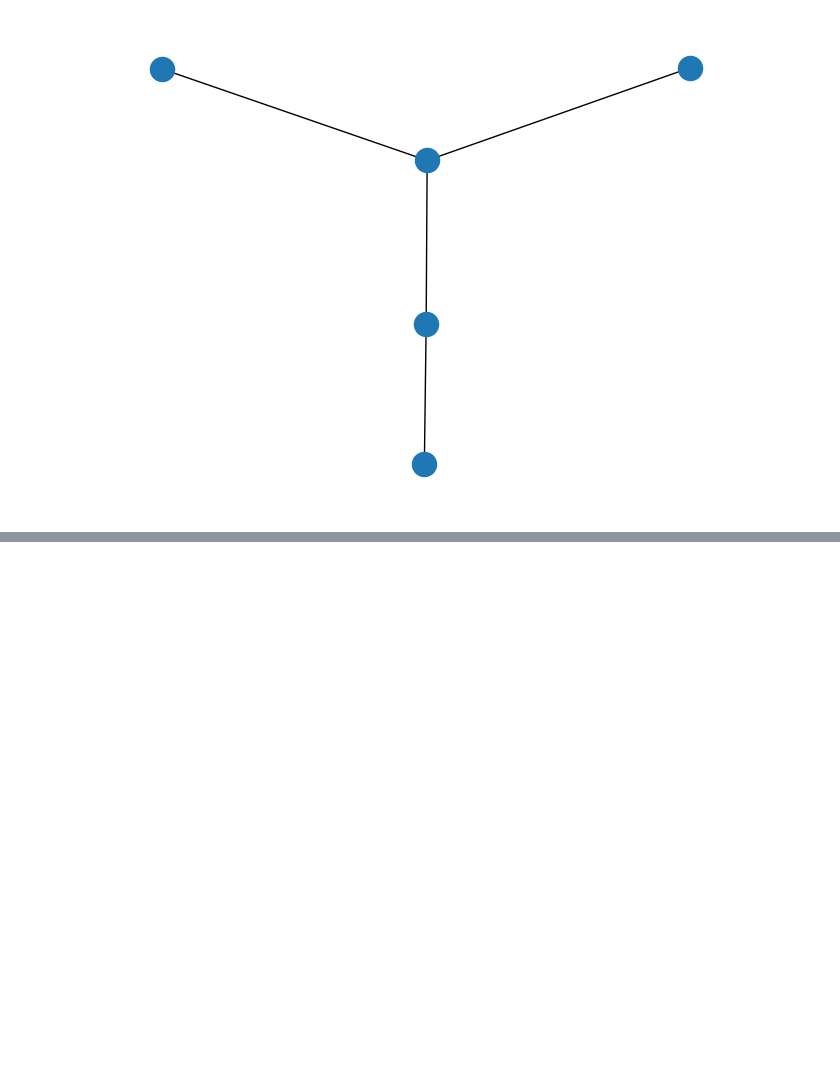
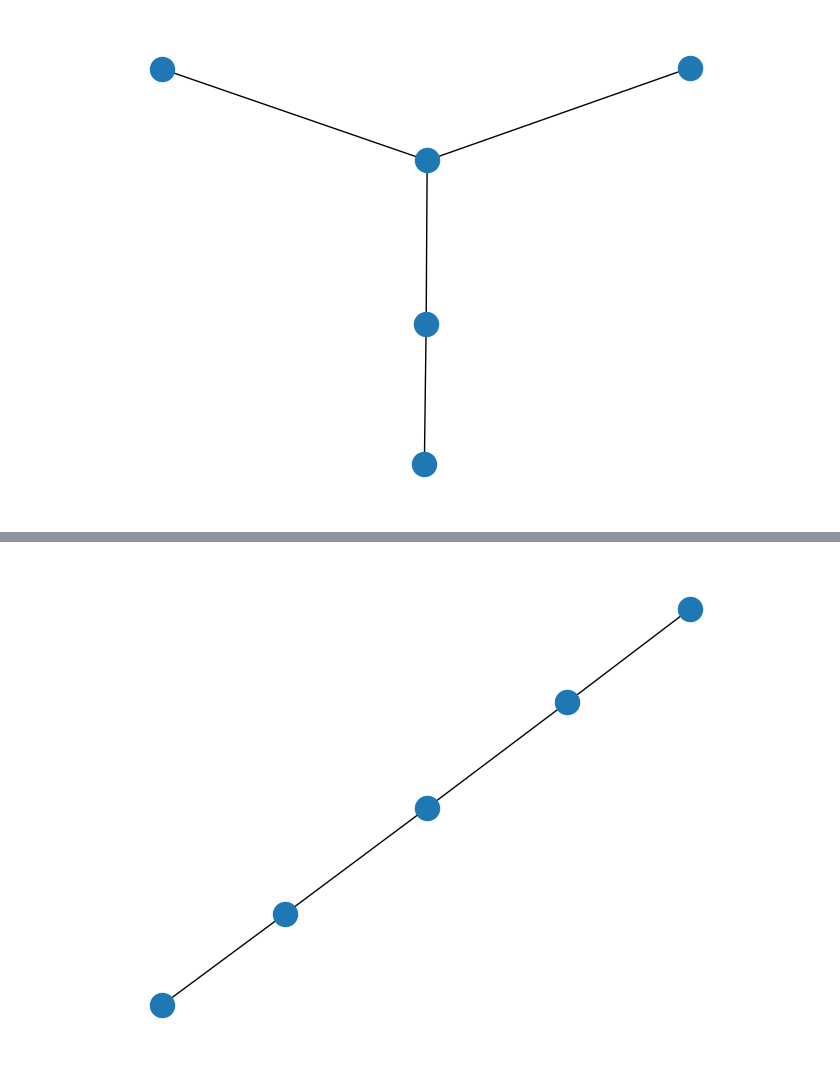
Before and after one commit to ssu53/commute_opt_gnn, a Jupyter notebook: playground.ipynb, the cells around one changed output, grey strips where cells are left out. Saved outputs shown, nothing was run; the diff lists cells and outputs as text; code cells hidden in the pictures; blank space fills up the shorter version.

```diff
--- a/playground.ipynb
+++ b/playground.ipynb
@@ -73,0 +85,4 @@ for i, j, strength in interactions_sorted[:g.num_edges]:
+# %%
+nx.draw(graph_3)
+# %% [output]
+[figure, added]
```
Also changed, not shown: parts of 6 cells of this notebook.
